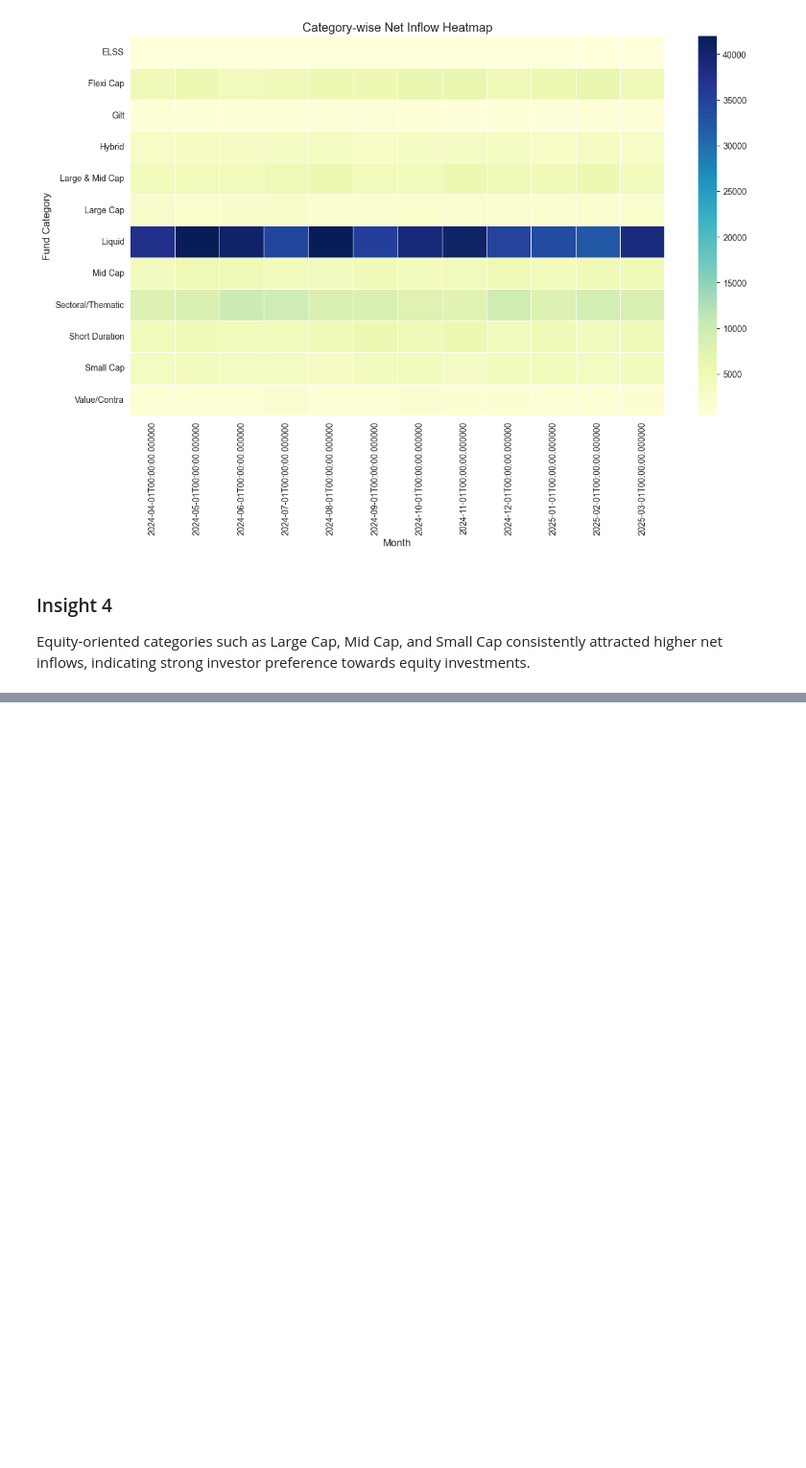
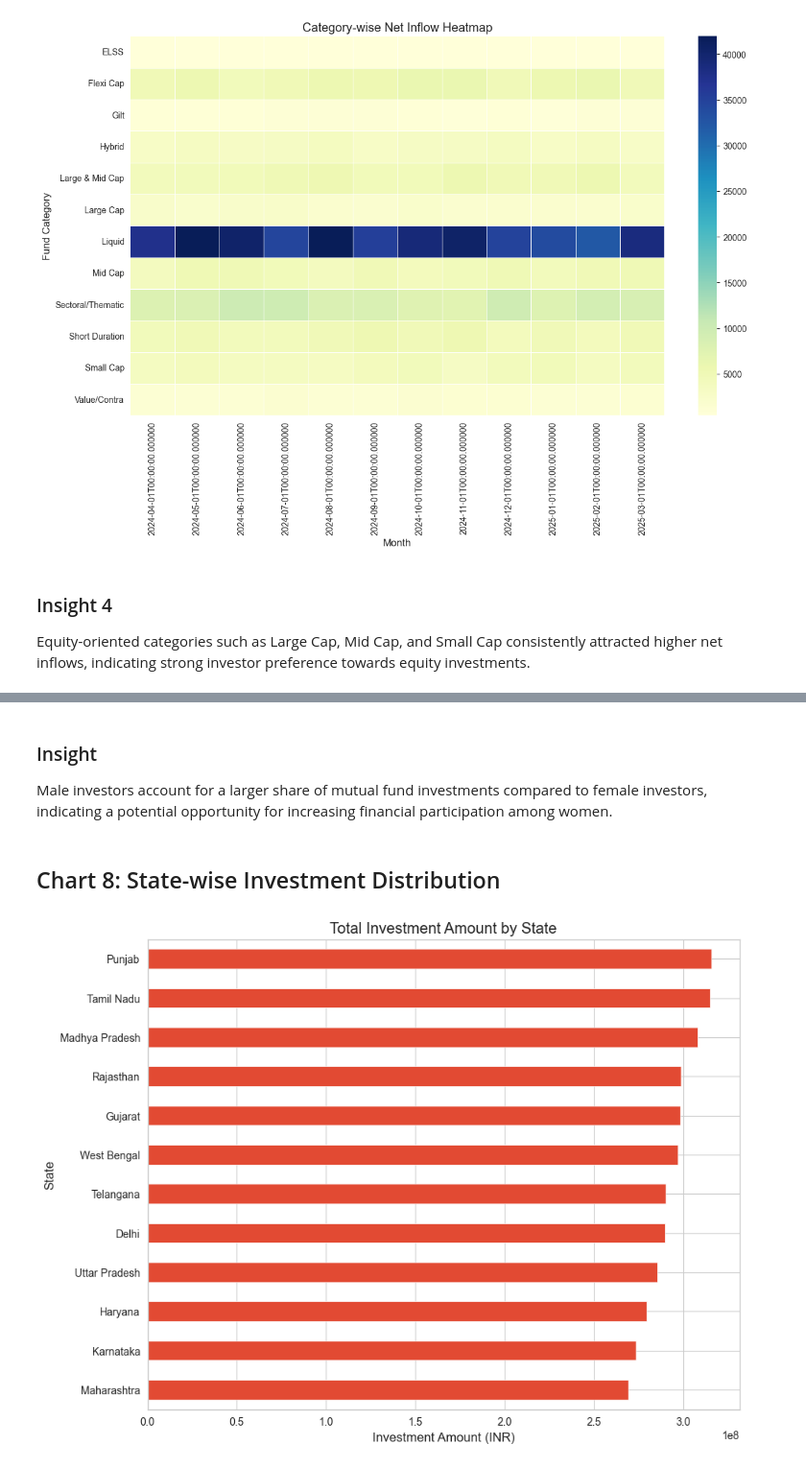
Before and after one commit to Sarthak-1229/Bluestock, a Jupyter notebook: notebooks/EDA_Analysis.ipynb, the cells around one changed output, grey strips where cells are left out. Shown at 96% size. Saved outputs shown, nothing was run; the diff lists cells and outputs as text; code cells hidden in the pictures; blank space fills up the shorter version.

```diff
--- a/notebooks/EDA_Analysis.ipynb
+++ b/notebooks/EDA_Analysis.ipynb
@@ -145,0 +225,28 @@ Equity-oriented categories such as Large Cap, Mid Cap, and Small Cap consistentl
+# %% [markdown]
+### Insight
+
+Male investors account for a larger share of mutual fund investments compared to female investors, indicating a potential opportunity for increasing financial participation among women.
+# %% [markdown]
+## Chart 8: State-wise Investment Distribution
+# %%
+state_investment = transactions.groupby(
+    "state"
+)["amount_inr"].sum().sort_values()
+
+plt.figure(figsize=(10,8))
+
+state_investment.plot(kind="barh")
+
+plt.title("Total Investment Amount by State")
+plt.xlabel("Investment Amount (INR)")
+plt.ylabel("State")
+
+# Save chart
+plt.savefig(
+    "../reports/state_wise_investment.png",
+    bbox_inches="tight"
+)
+
+plt.show()
+# %% [output]
+[figure, added]
```
Also changed, not shown: parts of 20 cells of this notebook, 8 other files.
